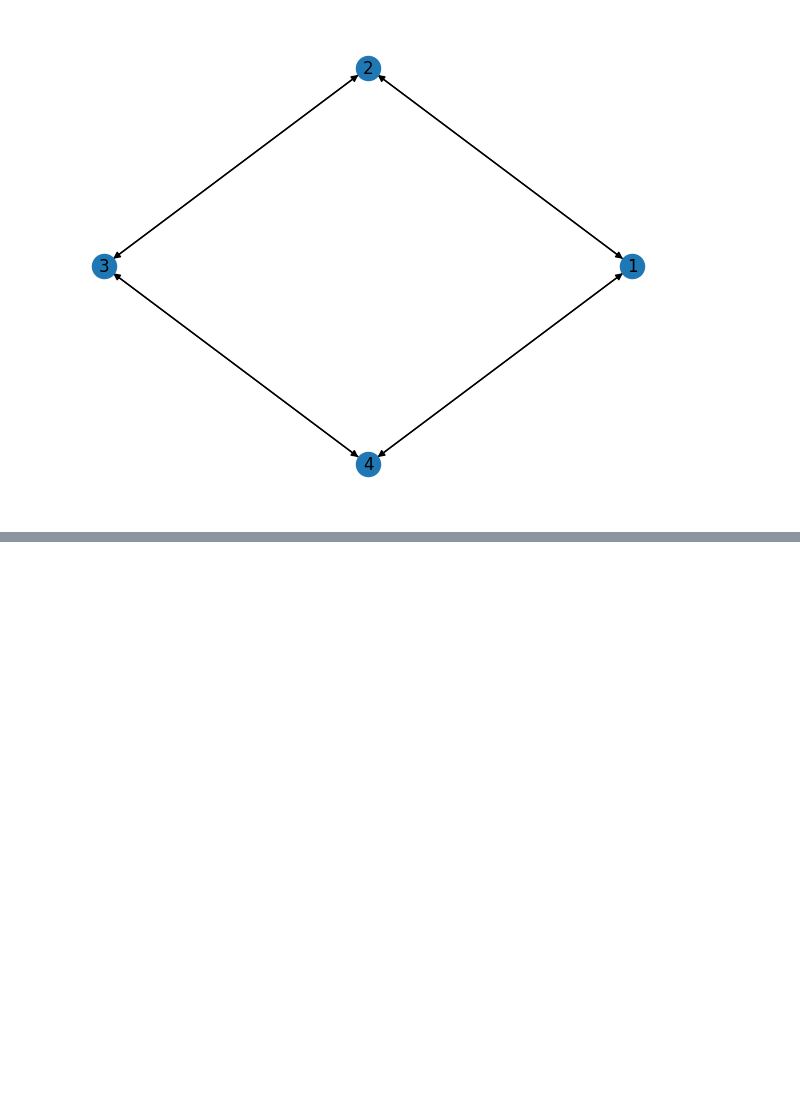
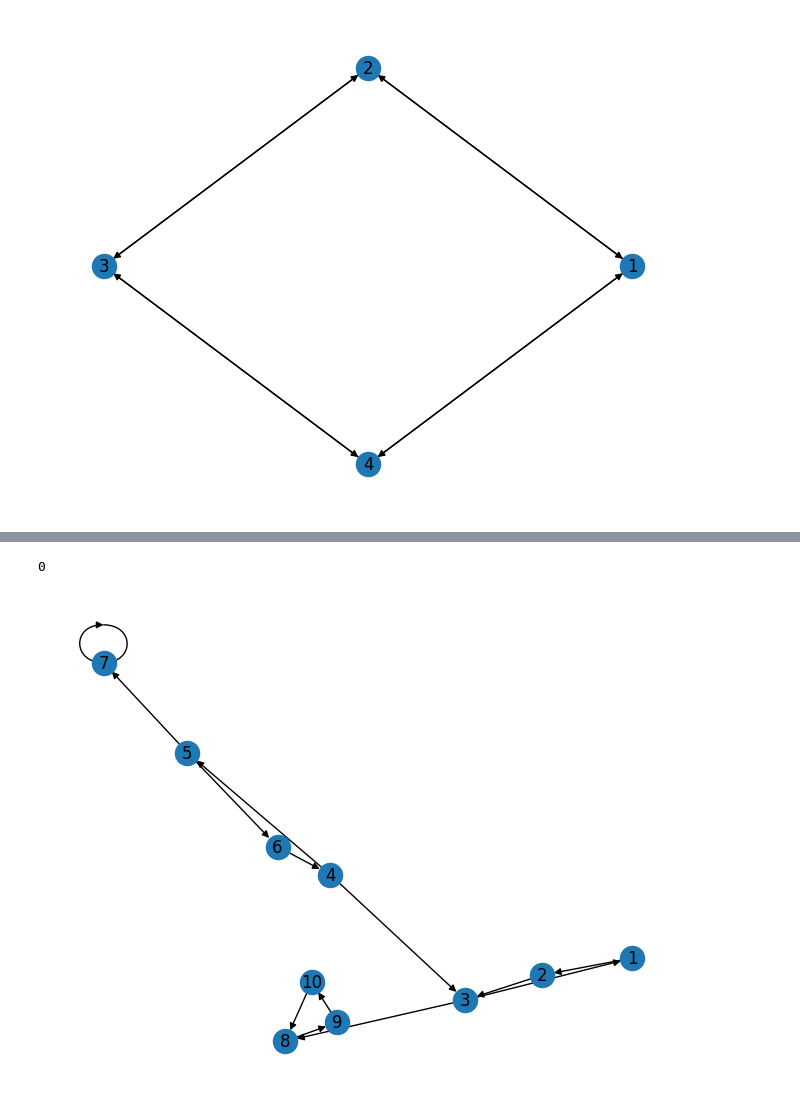
Before and after one commit to MarcTasca/network_dynamics, a Jupyter notebook: labs_mine/lab01.ipynb, the cells around one changed output, grey strips where cells are left out. Drawn from its saved outputs; the diff is of its cells as text; code cells hidden in the pictures; blank space fills up the shorter version.

```diff
--- a/labs_mine/lab01.ipynb
+++ b/labs_mine/lab01.ipynb
@@ -22,0 +206,32 @@ array([[0, 1, 0, 1],
+# %%
+# The trace of a matrix is the sum of its diagonal elements.
+# The trace of a matrix is  also the sum of its eigenvalues. (fundamental property of linearalgebra)
+
+# the trace of W is the number of circuits of length 1 (the diagonal elements)
+# the graph is bipartite, so the number of circuits of length 1 (odd) is 0.
+np.isclose(np.trace(W), np.sum(eigvals_W))
+# both are approximately 0
+
+# the trace of W to the power of x is the number of circuits of length x
+length = 3
+np.trace(reduce(np.dot,[W]*length))
+# It is possible to show that for a bipartite graph,
+# the number of circuits of any odd length is always 0.
+# %% [output]
+0
+# %%
+# let's now dive into INVARIANT PROBABILITY DISTRIBUTIONS:
+# Def: an invariant distribution pi of G is a normalized eigenvector of P.T
+# with eigenvalue 1.
+
+# create a new graph
+G = nx.DiGraph()
+nx.add_cycle(G, np.arange(1,4))
+nx.add_cycle(G, np.arange(4,7))
+nx.add_cycle(G, np.arange(8,11))
+G.add_edges_from([(4,3),(3,8),(5,7),(7,7)])
+
+pos = nx.spring_layout(G)
+nx.draw(G, pos, with_labels=True)
+# %% [output]
+[figure, added]
```
Also changed, not shown: parts of 8 cells of this notebook, 1 other file.
